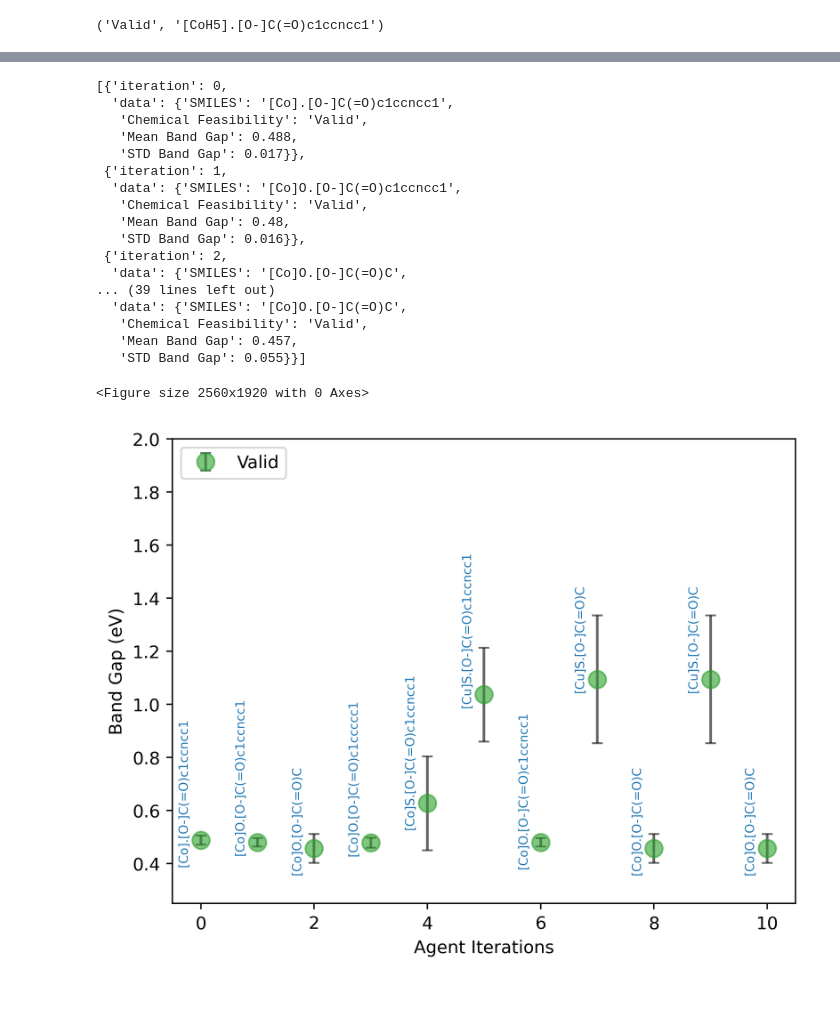
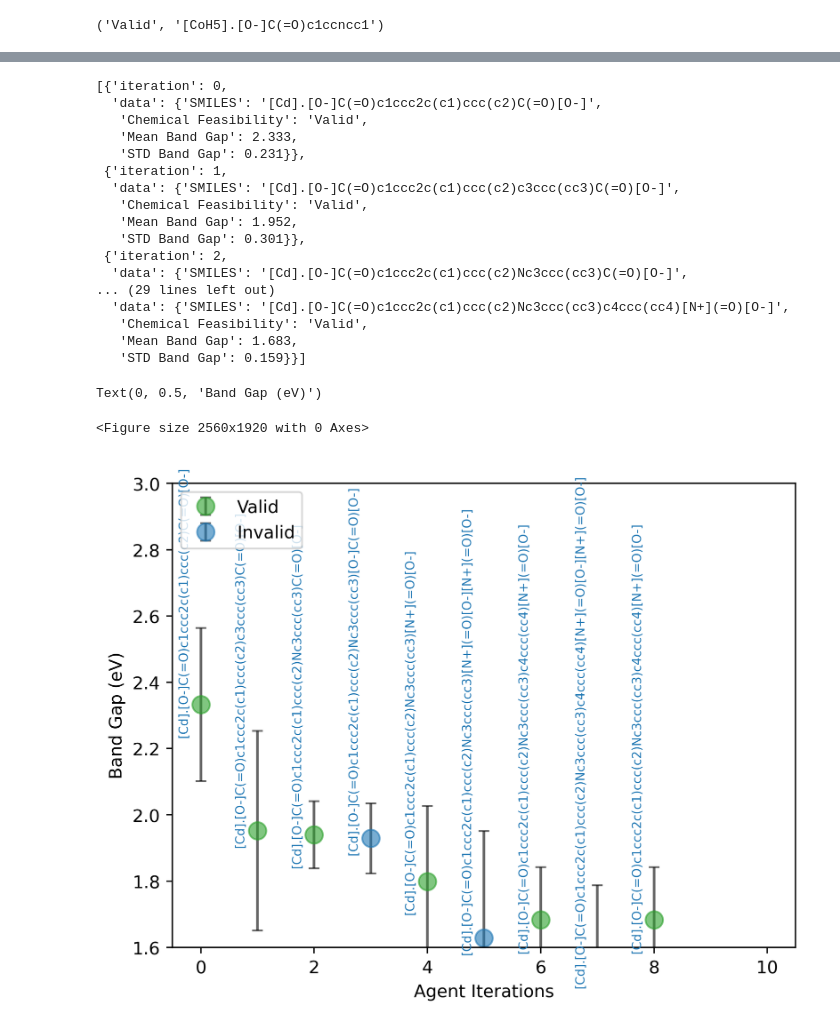
Before and after one commit to mehradans92/PoreVoyant, a Jupyter notebook: transformer/workflow.ipynb, the cells around one changed output, grey strips where cells are left out. Cells and saved outputs as stored; diff of their text form; code cells hidden in the pictures; blank space fills up the shorter version.

```diff
--- a/transformer/workflow.ipynb
+++ b/transformer/workflow.ipynb
@@ -24,8 +24,9 @@ Embedding_model = 'text-embedding-ada-002'
 
 from langchain.text_splitter import CharacterTextSplitter
 # %%
+from langchain.memory import ConversationBufferMemory
 
-RetrievalQA_prompt = """What are the design guidelines for making the MOF have a higher band gap?
+RetrievalQA_prompt = """What are the design guidelines for making the MOF have a lower band gap?
     This can be based on making changes to the functional groups, metal nodes or organic linkers. Summarize answer"""
 def RetrievalQABypassTokenLimit(vector_store, RetrievalQA_prompt, llm, k=10, fetch_k=50, min_k=4, chain_type="stuff"):
     while k >= min_k:
@@ -47,7 +48,7 @@ def RetrievalQABypassTokenLimit(vector_store, RetrievalQA_prompt, llm, k=10, fet
 
             except Exception as e:
                 # If an error is caught, reduce the value of k and retry
-                print(e)
+                # print(e)
                 print(
                     f"\nk={k} results hitting the token limit for the chosen LLM. Reducing k and retrying...\n"
                 )
@@ -55,13 +56,13 @@ def RetrievalQABypassTokenLimit(vector_store, RetrievalQA_prompt, llm, k=10, fet
 
 @tool
 def lookup_papers(prompt):
-    '''This tool looks up design guidelines for a MOF with highher band gap by looking through research papers.
+    '''This tool looks up design guidelines for a MOF with lower band gap by looking through research papers.
     '''
     guide_lines = []
-    for m in range(5):
+    for m in range(7):
         text_splitter = CharacterTextSplitter(
             chunk_size=500, chunk_overlap=20)
-        paper_file =f'../data/papers/{m+1}.pdf'
+        paper_file =f'../data/papers/{m}.pdf'
         pages = PyPDFLoader(paper_file).load_and_split()
         sliced_pages = text_splitter.split_documents(pages)
         faiss_vectorstore = FAISS.from_documents(sliced_pages, OpenAIEmbeddings(model=Embedding_model))
@@ -71,17 +72,10 @@ def lookup_papers(prompt):
                         temperature=0.1,
                         )
         g = RetrievalQABypassTokenLimit(faiss_vectorstore, RetrievalQA_prompt, llm)
-        print(g)
-
-        # qa_chain = RetrievalQA.from_chain_type(llm=llm,
-        #                                     chain_type="stuff",
-        #                                     retriever=retriever,
-        #                                     memory=None, return_source_documents=False
-        #                                 )
-        # g = qa_chain({"query": "What are the design guidelines for making the MOF have a higher band gap? Answer for organic linker only."}) #
         guide_lines.append(g)
         # break
     return guide_lines
 
 guidel_lines = lookup_papers("")
+guidel_lines
 # %% [output]
@@ -232,21 +180,16 @@ agent = initialize_agent(
 #             After each change you should first check validity of new SMILES, if valid evaluate the band gap, otherwise revert change and try something else.\n\
 #             "})
 # %%
-question = f"Look up design guidelines and make changes to the MOF [Co].[O-]C(=O)c1ccncc1 so it will have a higher band gap:\
+initial_MOF = "[Cd].[O-]C(=O)c1ccc2c(c1)ccc(c2)C(=O)[O-]"
+question = f"Look up design guidelines and make changes to the MOF {initial_MOF} so it will have a lower band gap:\
+            Do not change the metal node.\
              After each change you should evaluate the band gap and then check validity of new SMILES, \
-             if invalid new SMILES revert change and try something else.\
-             Alway evaluate the band gap and then validity of the input SMILES first. Generate 10 SMILLES candidates.\n\
+             if invalid new SMILES revert change to the previous valid SMILES and try something else and re-evauate validity.\
+             Alway evaluate the band gap and then validity of the input SMILES first. Iterate for 10 new SMILLES candidates and then stop.\n\
              "
 iteration_data = []
 iteration = 0
 
-# iteration_dict = {'iteration': 0,
-# 'data': {
-#     'SMILES': '',
-#     'Chemical Feasibility': '',
-#     'Mean Band Gap': 0,
-#     'STD Band Gap': 0,
-# }
 
 for step in agent.iter({"input": question}):
     if output := step.get("intermediate_step"):
@@ -293,21 +290,21 @@ Thought:The band gap of the input MOF is 0.488 with an uncertainty of 0.017. Now
 iteration_data
 # %% [output]
 [{'iteration': 0,
-  'data': {'SMILES': '[Co].[O-]C(=O)c1ccncc1',
+  'data': {'SMILES': '[Cd].[O-]C(=O)c1ccc2c(c1)ccc(c2)C(=O)[O-]',
    'Chemical Feasibility': 'Valid',
-   'Mean Band Gap': 0.488,
-   'STD Band Gap': 0.017}},
+   'Mean Band Gap': 2.333,
+   'STD Band Gap': 0.231}},
  {'iteration': 1,
-  'data': {'SMILES': '[Co]O.[O-]C(=O)c1ccncc1',
+  'data': {'SMILES': '[Cd].[O-]C(=O)c1ccc2c(c1)ccc(c2)c3ccc(cc3)C(=O)[O-]',
    'Chemical Feasibility': 'Valid',
-   'Mean Band Gap': 0.48,
-   'STD Band Gap': 0.016}},
+   'Mean Band Gap': 1.952,
+   'STD Band Gap': 0.301}},
  {'iteration': 2,
-  'data': {'SMILES': '[Co]O.[O-]C(=O)C',
-... (39 lines left out)
-  'data': {'SMILES': '[Co]O.[O-]C(=O)C',
+  'data': {'SMILES': '[Cd].[O-]C(=O)c1ccc2c(c1)ccc(c2)Nc3ccc(cc3)C(=O)[O-]',
+... (29 lines left out)
+  'data': {'SMILES': '[Cd].[O-]C(=O)c1ccc2c(c1)ccc(c2)Nc3ccc(cc3)c4ccc(cc4)[N+](=O)[O-]',
    'Chemical Feasibility': 'Valid',
-   'Mean Band Gap': 0.457,
-   'STD Band Gap': 0.055}}]
+   'Mean Band Gap': 1.683,
+   'STD Band Gap': 0.159}}]
 # %%
 import json
@@ -326,37 +322,38 @@ smiles_labels = [item['data']['SMILES'] for item in iteration_data]
 chemical_feasibilities = [item['data']['Chemical Feasibility'] for item in iteration_data]
 
 plt.figure(dpi=400)
 
 colors = ['C2' if feas == 'Valid' else 'C0' for feas in chemical_feasibilities]
 
 # Plot with error bars and color-coded points
 plt.figure(dpi=400)
 for i, (x, y, yerr, color) in enumerate(zip(iterations, mean_band_gaps, std_band_gaps, colors)):
     plt.errorbar(x, y, yerr=yerr, fmt='o', color=color, ecolor='k', capsize=3,
                  linestyle='None', alpha=0.6, markersize=10, label=chemical_feasibilities[i])
 
 
 
 vertical_offsets = [(-10 + 5 * (i % 2)) for i in range(len(iterations))]  # Alternating vertical offsets
 
 for x, y, label, offset in zip(iterations, mean_band_gaps, smiles_labels, vertical_offsets):
     plt.text(x-0.2, y + offset/100, label, verticalalignment='bottom', horizontalalignment='right', fontsize=7, color='C0', rotation=90)
 
 ax=plt.gca()
 handles, labels = ax.get_legend_handles_labels()
 by_label = dict(zip(labels, handles))
 
 plt.legend(by_label.values(), by_label.keys(), loc="upper left")
 
 plt.xlabel('Agent Iterations')
 plt.xlim([-0.5,10.5])
-plt.ylim([0.25, 2])
+plt.ylim([1.6, 3])
 plt.ylabel('Band Gap (eV)')
 
-plt.savefig(f"../results/{iteration_data[0]['data']['SMILES']}_guided.png")
+# plt.savefig(f"../results/{iteration_data[0]['data']['SMILES']}_guided.png")
 # %% [output]
-<Figure size 2560x1920 with 0 Axes>
+Text(0, 0.5, 'Band Gap (eV)')
+<Figure size 2560x1920 with 0 Axes>
-[figure, old version]
+[figure, new version]
 # %%
 # results = agent.invoke(input=f"Look up design guidelines and make changes to the MOF [Co].[O-]C(=O)c1ccncc1 so it will have a higher band gap:\
 #             After each change you should first check validity of new SMILES, if valid evaluate the band gap, otherwise revert change and try something else. Do 5 iterations.\n\
```
Also changed, not shown: parts of 8 cells of this notebook.
